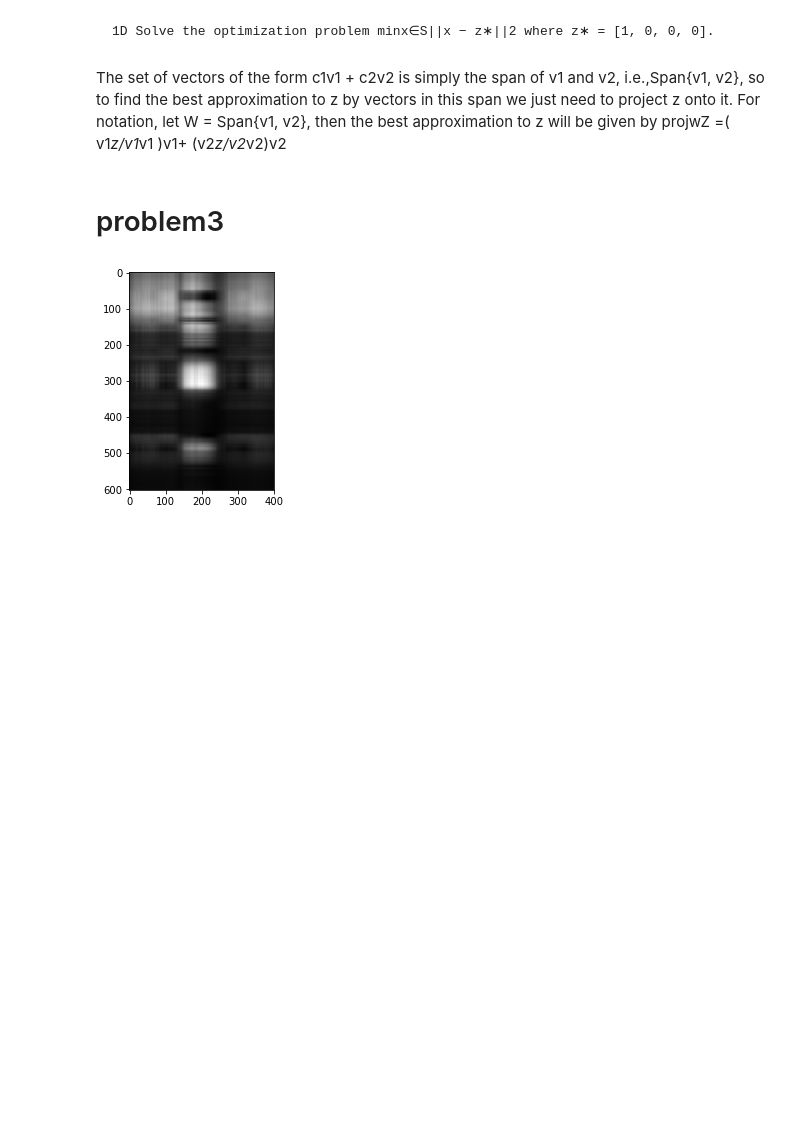
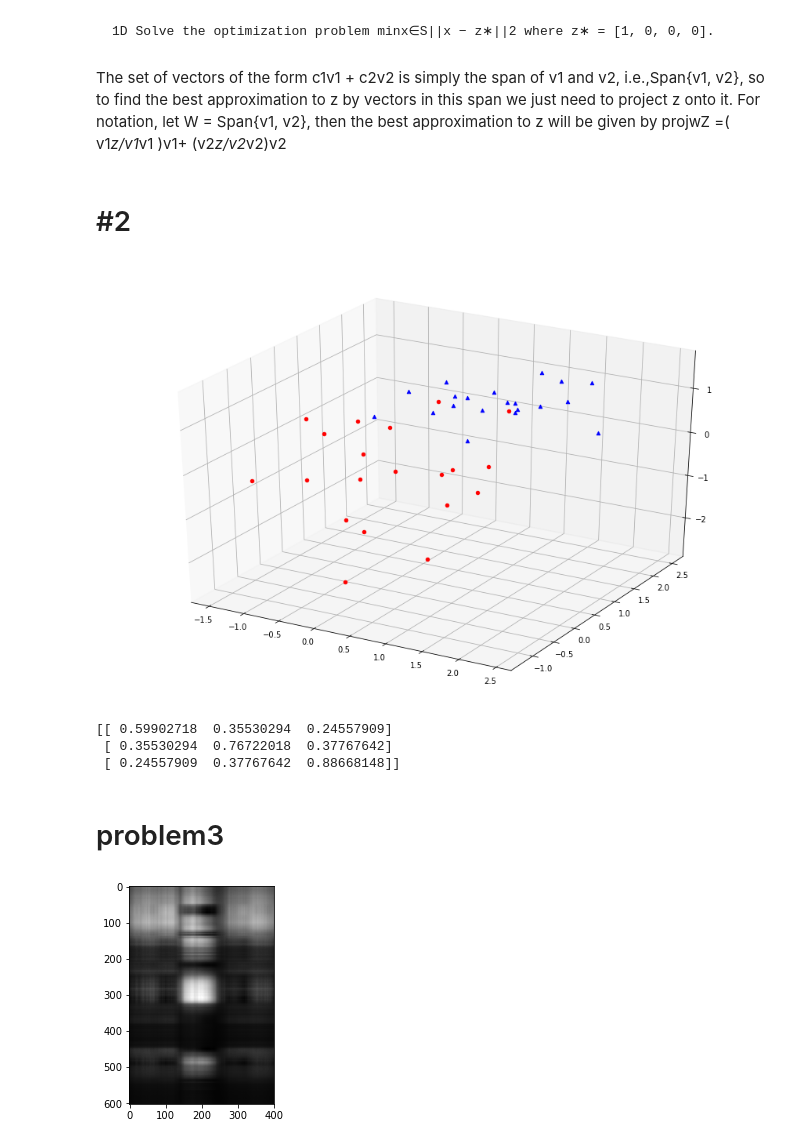
Before and after one commit to zoomzoomTnT/DataLab379k, a Jupyter notebook: lab3/lab3.ipynb, the cells around one changed output. Cells and saved outputs as stored; diff of their text form; code cells hidden in the pictures; blank space fills up the shorter version.

```diff
--- a/lab3/lab3.ipynb
+++ b/lab3/lab3.ipynb
@@ -74,3 +74,69 @@ z = [1,0,0,0]
 # %% [markdown]
 The set of vectors of the form c1v1 + c2v2 is simply the span of v1 and v2, i.e.,Span{v1, v2}, so to find the best approximation to z by vectors in this span we just need to project z onto it. For notation, let W = Span{v1, v2}, then the best approximation to z will be given by
     projwZ =( v1*z/v1*v1 )v1+ (v2*z/v2*v2)v2
+# %% [markdown]
+# #2
+# %%
+#2.1
+from mpl_toolkits.mplot3d import Axes3D
+
+cov_matrix_0 = [[0.5, 0, 0],
+             [0, 0.5, 0],
+             [0, 0, 0.7]]
+
+cov_matrix_1 = [[0.5, 0, 0],
+             [0, 0.5, 0],
+             [0, 0, 0.01]]
+
+zero_mean_gauss = np.random.multivariate_normal([0,0,0], cov_matrix_0, 20)
+one_mean_gauss = np.random.multivariate_normal([1,1,1], cov_matrix_1, 20)
+
+fig = plt.figure(figsize=(15,10))
+ax = fig.add_subplot(111, projection='3d')
+
+for i in range(0,20):
+    x_0 = zero_mean_gauss[i][0]
+    x_1 = one_mean_gauss[i][0]
+    y_0 = zero_mean_gauss[i][1]
+    y_1 = one_mean_gauss[i][1]
+    z_0 = zero_mean_gauss[i][2]
+    z_1 = one_mean_gauss[i][2]
+
+    ax.scatter(x_0, y_0, z_0, c='r', marker='o')
+    ax.scatter(x_1, y_1, z_1, c='b', marker = '^')
+
+
+plt.show()
+# %% [output]
+[figure, added]
+# %%
+#2.3
+X = np.concatenate((zero_mean_gauss, one_mean_gauss), axis=0)
+
+def find_cov(X, Y):
+    X_mean = np.mean(X)
+    Y_mean = np.mean(Y)
+    summation = 0
+    for (x,y) in zip(X, Y):
+        summation += (x - X_mean)*(y - Y_mean)
+    covariance = summation/len(X)
+    return covariance
+
+dim_x = X[:,0]
+dim_y = X[:,1]
+dim_z = X[:,2]
+
+var_x = find_cov(dim_x, dim_x)
+var_y = find_cov(dim_y, dim_y)
+var_z = find_cov(dim_z, dim_z)
+
+cov_xy = find_cov(dim_x, dim_y)
+cov_xz = find_cov(dim_x, dim_z)
+cov_yz = find_cov(dim_y, dim_z)
+
+cov_matrix = np.matrix([[var_x, cov_xy, cov_xz], [cov_xy, var_y, cov_yz], [cov_xz, cov_yz, var_z]])
+print (cov_matrix)
+# %% [output]
+[[ 0.59902718  0.35530294  0.24557909]
+ [ 0.35530294  0.76722018  0.37767642]
+ [ 0.24557909  0.37767642  0.88668148]]
```
Also changed, not shown: parts of 1 cell of this notebook.
